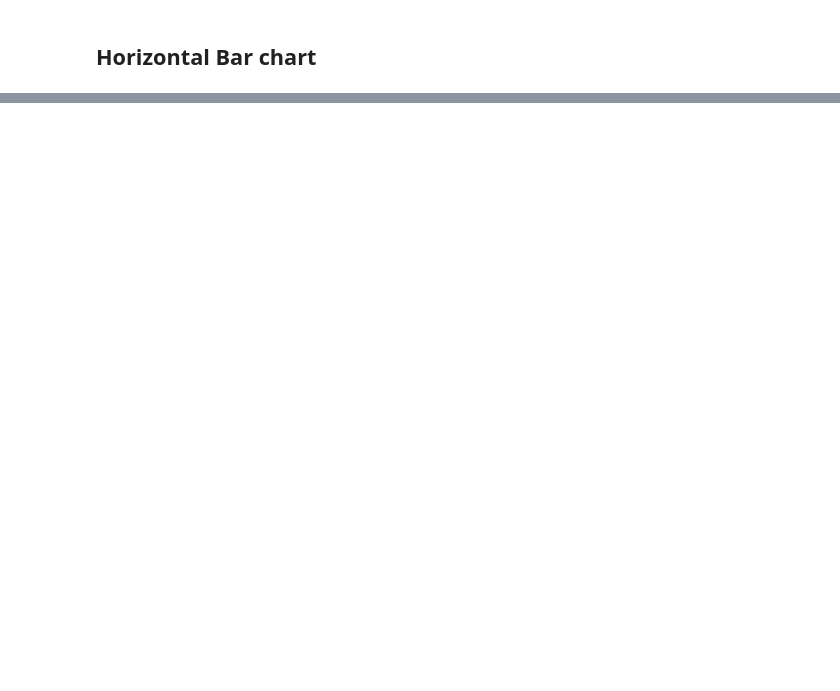
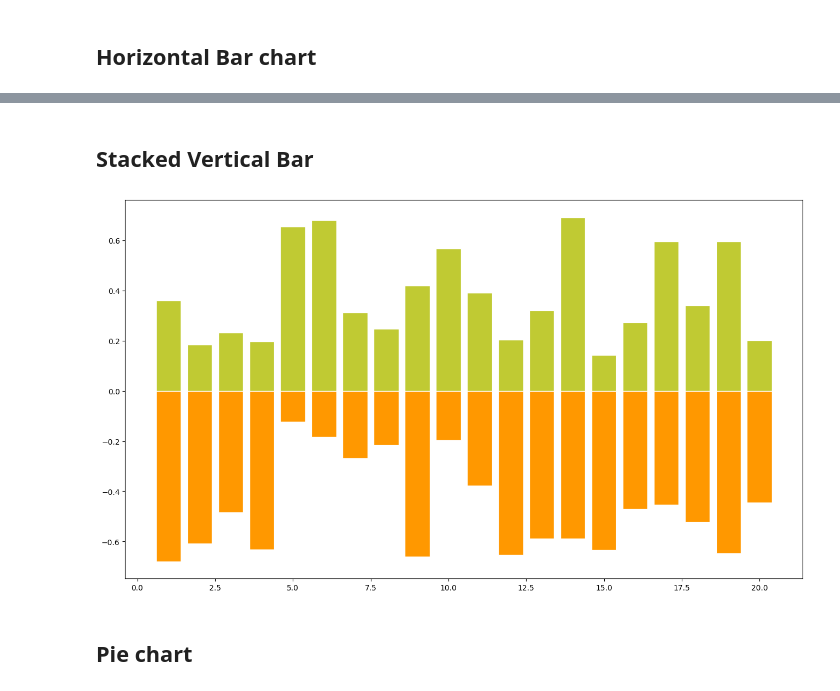
Before and after one commit to Adityasjc31/DataScience, a Jupyter notebook: data analytics/visualizingdata.ipynb, the cells around one changed output, grey strips where cells are left out. Drawn from its saved outputs; the diff is of its cells as text; code cells hidden in the pictures; blank space fills up the shorter version.

Commit message:
"22/09/23 - Pie chart"

```diff
--- a/data analytics/visualizingdata.ipynb
+++ b/data analytics/visualizingdata.ipynb
@@ -430,0 +310,10 @@ ax.invert_yaxis()
+# %%
+plt.figure(figsize=(5,5))
+
+plt.barh(id1,salary)
+plt.xlabel("Employee ID")
+plt.ylabel("Salary")
+plt.title("Employee salary anaylsis")
+plt.style.use('Solarize_Light2')
+# %%
+mpl.rcParams.update(mpl.rcParamsDefault)# To recover default settings
@@ -430,0 +339,16 @@ ax.invert_yaxis()
+# %% [markdown]
+## Stacked Vertical Bar
+# %%
+x = np.arange(1,21)
+plt.figure(figsize=(16,9))
+
+y1 = np.random.uniform(0.1,0.7,20)# uniform - to distribute data normally
+y2 = np.random.uniform(0.1,0.7,20)
+
+plt.bar(x,+y1,facecolor="#c0ca33",edgecolor="white")
+plt.bar(x,-y2,facecolor="#ff9800",edgecolor="white")
+plt.show()
+# %% [output]
+[figure, added]
+# %% [markdown]
+## Pie chart
```
Also changed, not shown: parts of 40 cells of this notebook, 1 other file.
